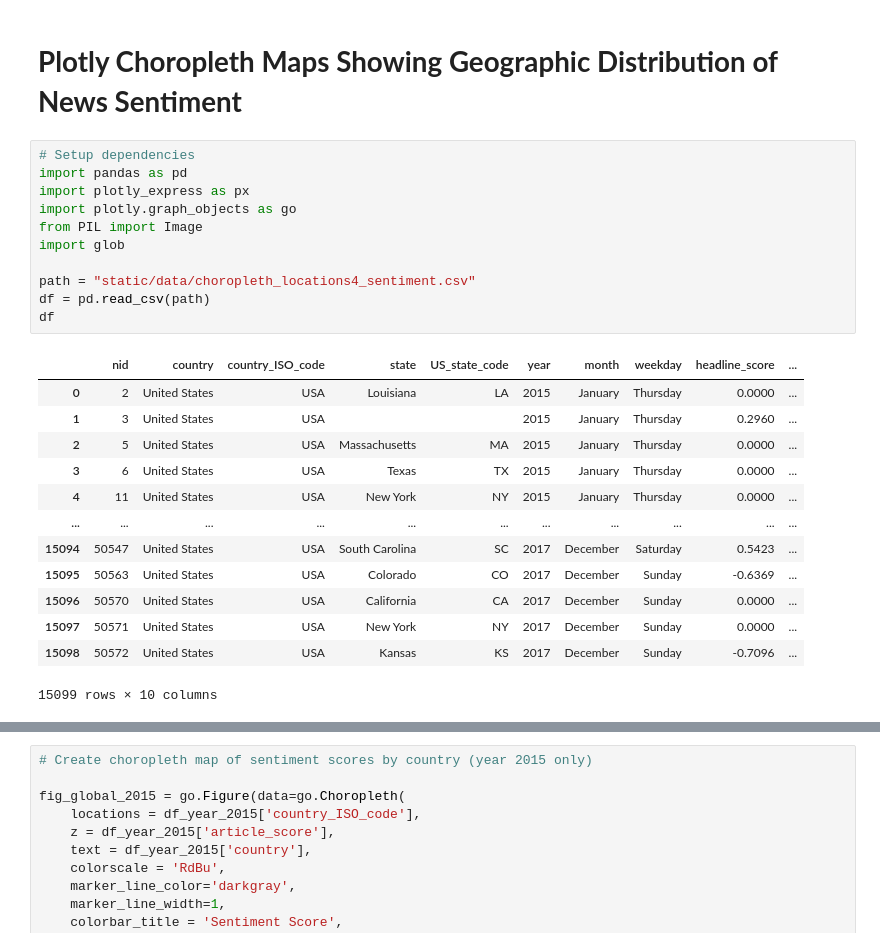
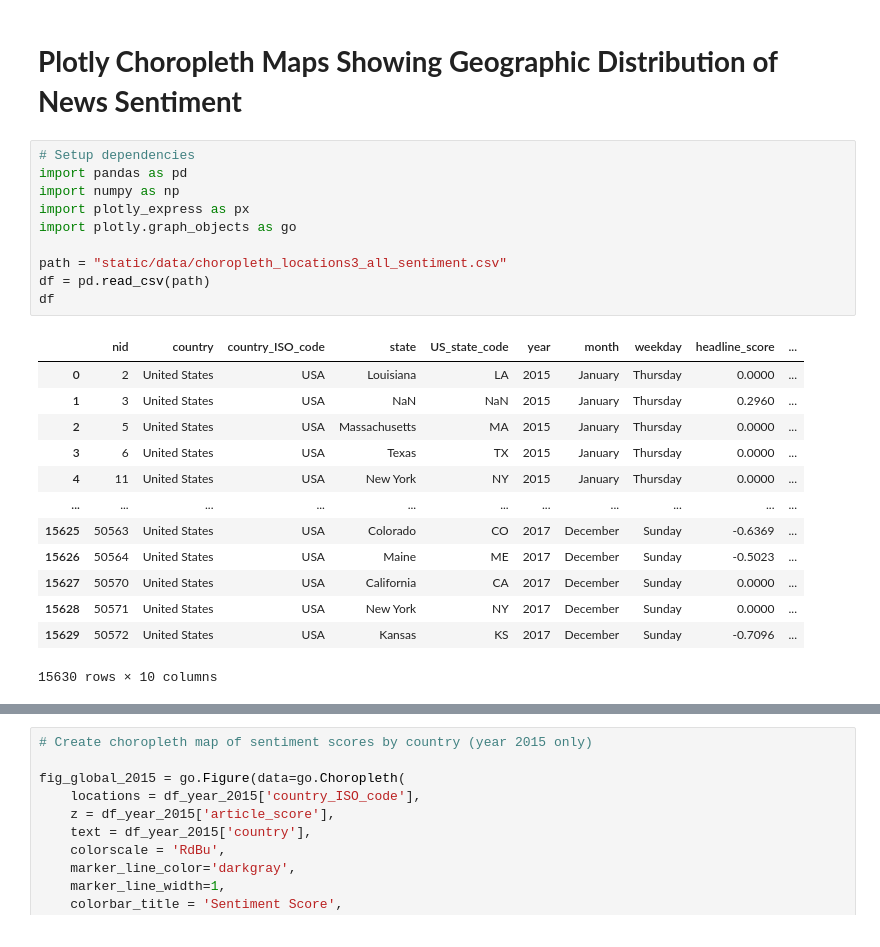
Before and after one commit to iCode13/News-Sentiment-Analysis-App, a Jupyter notebook: news_app/geo_choropleth4_plotly.ipynb, the cells around one changed output, grey strips where cells are left out. Saved outputs shown, nothing was run; the diff lists cells and outputs as text.

```diff
--- a/news_app/geo_choropleth4_plotly.ipynb
+++ b/news_app/geo_choropleth4_plotly.ipynb
@@ -3,25 +3,24 @@
 # %%
 # Setup dependencies
 import pandas as pd
+import numpy as np
 import plotly_express as px
 import plotly.graph_objects as go
-from PIL import Image
-import glob
 
-path = "static/data/choropleth_locations4_sentiment.csv"
+path = "static/data/choropleth_locations3_all_sentiment.csv"
 df = pd.read_csv(path)
 df
 # %% [output]
 |  | nid | country | country_ISO_code | state | US_state_code | year | month | weekday | headline_score | ... |
 | 0 | 2 | United States | USA | Louisiana | LA | 2015 | January | Thursday | 0.0000 | ... |
-| 1 | 3 | United States | USA |  |  | 2015 | January | Thursday | 0.2960 | ... |
+| 1 | 3 | United States | USA | NaN | NaN | 2015 | January | Thursday | 0.2960 | ... |
 | 2 | 5 | United States | USA | Massachusetts | MA | 2015 | January | Thursday | 0.0000 | ... |
 | 3 | 6 | United States | USA | Texas | TX | 2015 | January | Thursday | 0.0000 | ... |
 | 4 | 11 | United States | USA | New York | NY | 2015 | January | Thursday | 0.0000 | ... |
 | ... | ... | ... | ... | ... | ... | ... | ... | ... | ... | ... |
-| 15094 | 50547 | United States | USA | South Carolina | SC | 2017 | December | Saturday | 0.5423 | ... |
-| 15095 | 50563 | United States | USA | Colorado | CO | 2017 | December | Sunday | -0.6369 | ... |
-| 15096 | 50570 | United States | USA | California | CA | 2017 | December | Sunday | 0.0000 | ... |
-| 15097 | 50571 | United States | USA | New York | NY | 2017 | December | Sunday | 0.0000 | ... |
-| 15098 | 50572 | United States | USA | Kansas | KS | 2017 | December | Sunday | -0.7096 | ... |
+| 15625 | 50563 | United States | USA | Colorado | CO | 2017 | December | Sunday | -0.6369 | ... |
+| 15626 | 50564 | United States | USA | Maine | ME | 2017 | December | Sunday | -0.5023 | ... |
+| 15627 | 50570 | United States | USA | California | CA | 2017 | December | Sunday | 0.0000 | ... |
+| 15628 | 50571 | United States | USA | New York | NY | 2017 | December | Sunday | 0.0000 | ... |
+| 15629 | 50572 | United States | USA | Kansas | KS | 2017 | December | Sunday | -0.7096 | ... |
-15099 rows × 10 columns
+15630 rows × 10 columns
```
Also changed, not shown: parts of 8 cells of this notebook, 3 other files.
